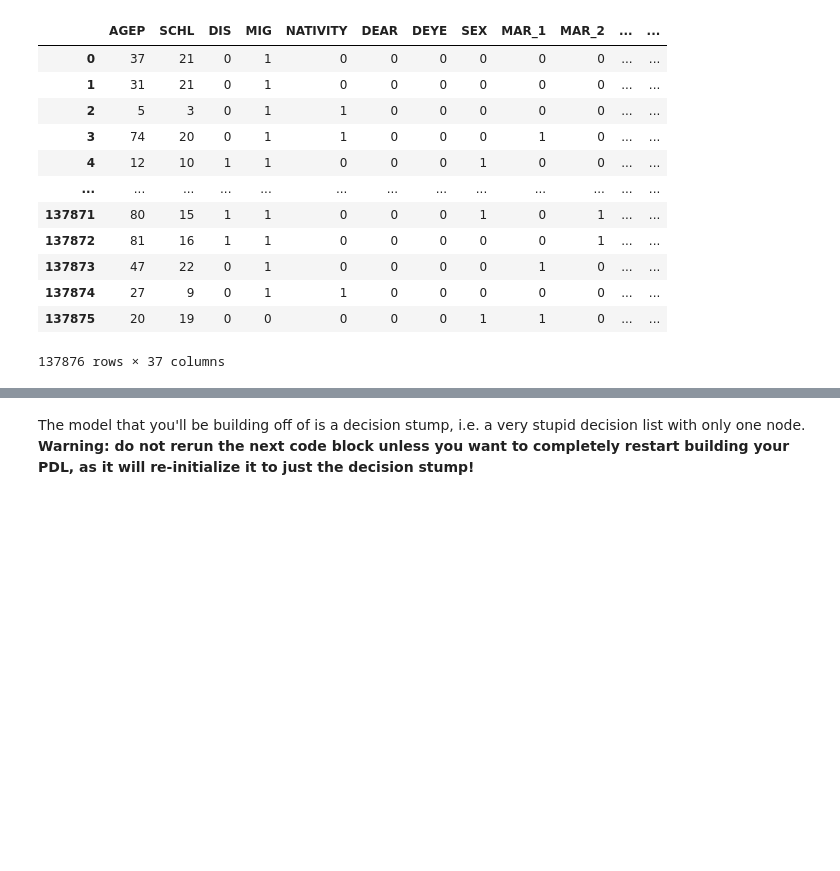
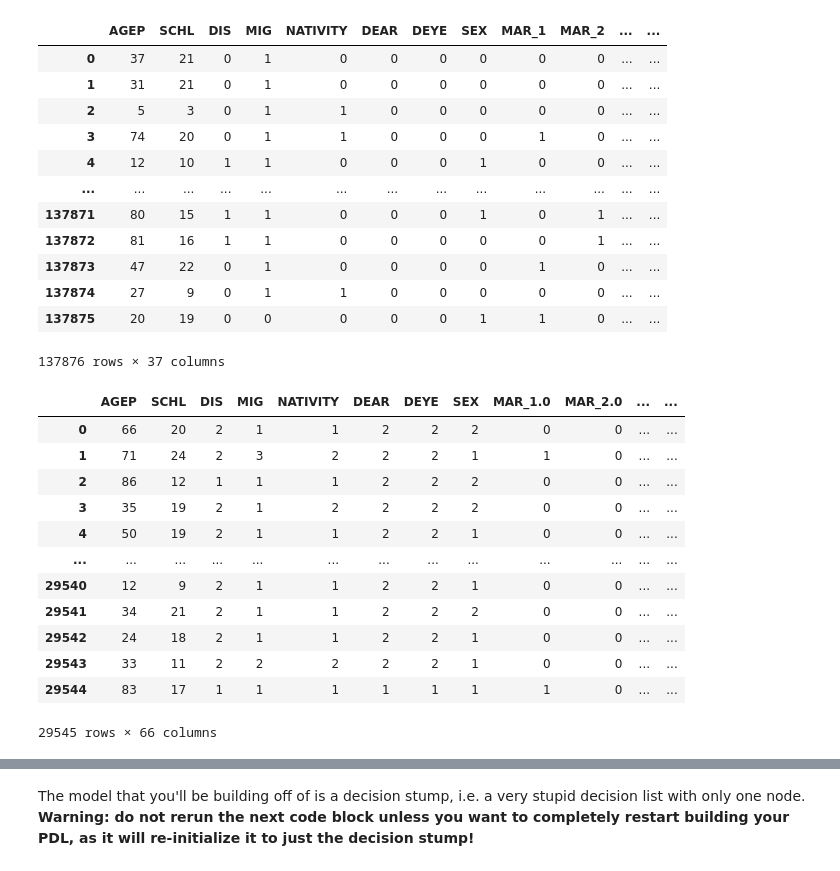
Before and after one commit to YANKAIIIL-lyk/Bias-BT, a Jupyter notebook: ClassBiasBounties/groupID-Project.ipynb, the cells around one changed output, grey strips where cells are left out. Drawn from its saved outputs; the diff is of its cells as text; code cells hidden in the pictures; blank space fills up the shorter version.

Commit message:
data wrangling v2

```diff
--- a/ClassBiasBounties/groupID-Project.ipynb
+++ b/ClassBiasBounties/groupID-Project.ipynb
@@ -36,6 +36,7 @@ def preprocess_SEX(x):
         return 1
     return 0
 train_x['SEX'] = train_x['SEX'].apply(preprocess_SEX)
+validation_x['SEX'] = validation_x['SEX'].apply(preprocess_SEX)
 
 # DIS(Disability recode) - binary data. Return 1 if with a disability, otherwise return 0.
 def preprocess_DIS(x):
@@ -43,6 +44,7 @@ def preprocess_DIS(x):
         return 1
     return 0
 train_x['DIS'] = train_x['DIS'].apply(preprocess_DIS)
+validation_x['DIS'] = validation_x['DIS'].apply(preprocess_DIS)
 
 # ESP(Employment status of parents) - 82% is 0, 8.3% is 1, all the other data ranges from 2 - 8
 # TODO: Need one hot encoding
@@ -51,6 +53,7 @@ def preprocess_ESP(x):
         return 2
     return x
 train_x['ESP'] = train_x['ESP'].apply(preprocess_ESP)
+validation_x['ESP'] = validation_x['ESP'].apply(preprocess_ESP)
 
 # MIG(Mobility status) - 88.5% is 1, 9.9% is 3. Since the other data only makes up to 1% of whole data set,
 # merge it into category 3. Then this feature becomes a binary feature.
@@ -60,6 +63,7 @@ def preprocess_MIG(x):
         return 1
     return 0
 train_x['MIG'] = train_x['MIG'].apply(preprocess_MIG)
+validation_x['MIG'] = validation_x['MIG'].apply(preprocess_MIG)
 
 # CIT(Citizenship status) - 78% data is 1, 12.2% data is 4. Other data will be merged.
 # return 1 -> 0, 4 -> 1, others -> 2
@@ -71,6 +75,7 @@ def preprocess_CIT(x):
         return 1
     return 2
 train_x['CIT'] = train_x['CIT'].apply(preprocess_CIT)
+validation_x['CIT'] = validation_x['CIT'].apply(preprocess_CIT)
 
 # MIL(Military service) - 76.7% data is 4, 17.8% data is 0. Other data will be merged.
 # return 0 -> 0, 4 -> 1, others -> 2
@@ -82,6 +87,7 @@ def preprocess_MIL(x):
         return 1
     return 2
 train_x['MIL'] = train_x['MIL'].apply(preprocess_MIL)
+validation_x['MIL'] = validation_x['MIL'].apply(preprocess_MIL)
 
 # ANC(Ancestry recode) - 1.6% data is 3, will be merged into 4
 # TODO: Need one hot encoding
@@ -90,6 +96,7 @@ def preprocess_ANC(x):
         return 4
     return x
 train_x['ANC'] = train_x['ANC'].apply(preprocess_ANC)
+validation_x['ANC'] = validation_x['ANC'].apply(preprocess_ANC)
 
 # NATIVITY(Nativity) - binary data. Return 1 if Native
 def preprocess_NATIVITY(x):
@@ -97,6 +104,7 @@ def preprocess_NATIVITY(x):
         return 0
     return 1
 train_x['NATIVITY'] = train_x['NATIVITY'].apply(preprocess_NATIVITY)
+validation_x['NATIVITY'] = validation_x['NATIVITY'].apply(preprocess_NATIVITY)
 
 # RELP(Relationship) - 38.3% is 0, 24.5% is 2, 18.5% is 1, all the other values are below 3.5%. Merge them into
 # category 3
@@ -106,6 +114,7 @@ def preprocess_RELP(x):
         return 3
     return x
 train_x['RELP'] = train_x['RELP'].apply(preprocess_RELP)
+validation_x['RELP'] = validation_x['RELP'].apply(preprocess_RELP)
 
 # DEAR, DEYE - binary data. Return 1 if Yes(1), otherwise 0.
 def preprocess_DEAR(x):
@@ -117,6 +126,8 @@ def preprocess_DEYE(x):
     return preprocess_DEAR(x)
 train_x['DEAR'] = train_x['DEAR'].apply(preprocess_DEAR)
 train_x['DEYE'] = train_x['DEYE'].apply(preprocess_DEYE)
+validation_x['DEAR'] = validation_x['DEAR'].apply(preprocess_DEAR)
+validation_x['DEYE'] = validation_x['DEYE'].apply(preprocess_DEYE)
 
 
 # DREM(Cognitive difficulty) - No preprocess needed
@@ -130,7 +141,10 @@ def preprocess_RAC1P(x):
         return 0
     return x
 train_x['RAC1P'] = train_x['RAC1P'].apply(preprocess_RAC1P)
+validation_x['RAC1P'] = validation_x['RAC1P'].apply(preprocess_RAC1P)
+
 train_x = pd.DataFrame(train_x, dtype=int)
+validation_x = pd.DataFrame(validation_x, dtype=int)
 # %%
 from sklearn.preprocessing import OneHotEncoder
 
@@ -156,5 +171,27 @@ train_x
 | 137874 | 27 | 9 | 0 | 1 | 1 | 0 | 0 | 0 | 0 | 0 | ... | ... |
 | 137875 | 20 | 19 | 0 | 0 | 0 | 0 | 0 | 1 | 1 | 0 | ... | ... |
 137876 rows × 37 columns
+# %%
+encoder = OneHotEncoder(handle_unknown='ignore')
+validation_x_encoded = pd.DataFrame(encoder.fit_transform(validation_x[features_to_encode]).toarray(),\
+                               columns = encoder.get_feature_names_out(features_to_encode))
+validation_x = validation_x.drop(columns = features_to_encode, axis = 1)
+validation_x = validation_x.join(validation_x_encoded)
+validation_x = pd.DataFrame(validation_x, dtype = int)
+validation_x
+# %% [output]
+|  | AGEP | SCHL | DIS | MIG | NATIVITY | DEAR | DEYE | SEX | MAR_1.0 | MAR_2.0 | ... | ... |
+| 0 | 66 | 20 | 2 | 1 | 1 | 2 | 2 | 2 | 0 | 0 | ... | ... |
+| 1 | 71 | 24 | 2 | 3 | 2 | 2 | 2 | 1 | 1 | 0 | ... | ... |
+| 2 | 86 | 12 | 1 | 1 | 1 | 2 | 2 | 2 | 0 | 0 | ... | ... |
+| 3 | 35 | 19 | 2 | 1 | 2 | 2 | 2 | 2 | 0 | 0 | ... | ... |
+| 4 | 50 | 19 | 2 | 1 | 1 | 2 | 2 | 1 | 0 | 0 | ... | ... |
+| ... | ... | ... | ... | ... | ... | ... | ... | ... | ... | ... | ... | ... |
+| 29540 | 12 | 9 | 2 | 1 | 1 | 2 | 2 | 1 | 0 | 0 | ... | ... |
+| 29541 | 34 | 21 | 2 | 1 | 1 | 2 | 2 | 2 | 0 | 0 | ... | ... |
+| 29542 | 24 | 18 | 2 | 1 | 1 | 2 | 2 | 1 | 0 | 0 | ... | ... |
+| 29543 | 33 | 11 | 2 | 2 | 2 | 2 | 2 | 1 | 0 | 0 | ... | ... |
+| 29544 | 83 | 17 | 1 | 1 | 1 | 1 | 1 | 1 | 1 | 0 | ... | ... |
+29545 rows × 66 columns
 # %%
 train_x.corr().style.background_gradient(cmap='coolwarm')
```
Also changed, not shown: parts of 2 cells of this notebook.
